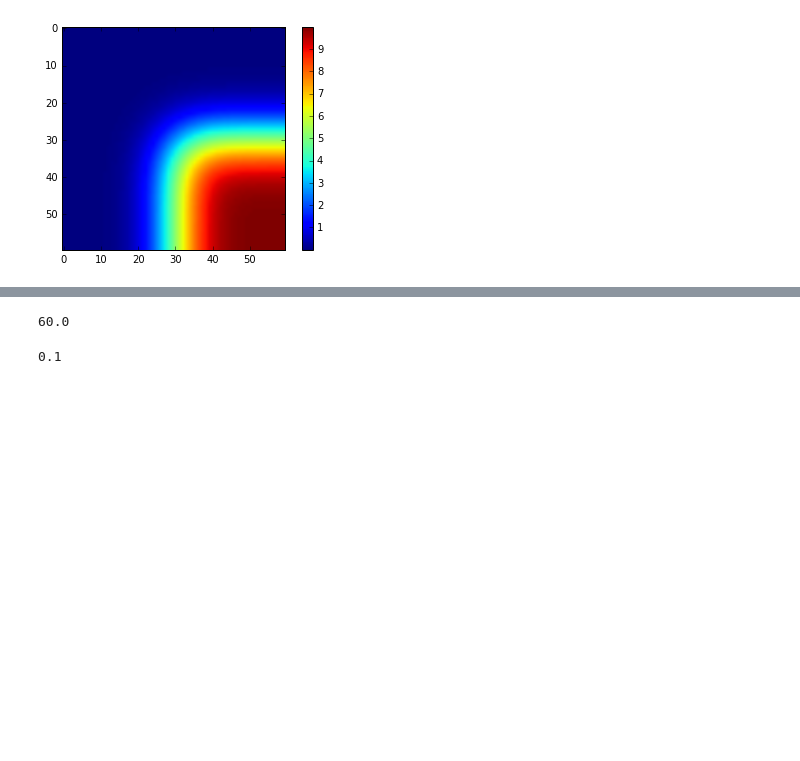
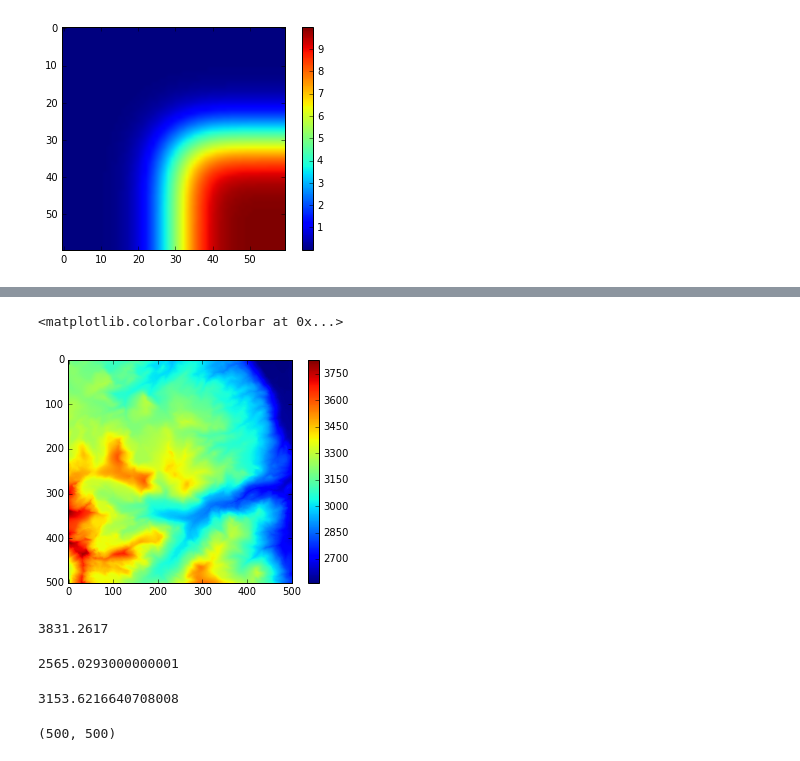
Before and after one commit to csdms/csdms-carpentry, a Jupyter notebook: lessons/python/diffusion2D.ipynb, the cells around one changed output, grey strips where cells are left out. Saved outputs shown, nothing was run; the diff lists cells and outputs as text; code cells hidden in the pictures; blank space fills up the shorter version.

Commit message:
start of topo analysis

```diff
--- a/lessons/python/diffusion2D.ipynb
+++ b/lessons/python/diffusion2D.ipynb
@@ -92,8 +81,0 @@ Z.min()
-# %%
-len(X)*dx
-# %% [output]
-60.0
-# %%
-dx
-# %% [output]
-0.1
@@ -99,0 +93,4 @@ dx
+# %%
+import numpy as np
+
+topo = np.loadtxt('topo.asc',delimiter=',')
@@ -99,0 +100,22 @@ dx
+# %%
+plt.imshow(topo)
+plt.colorbar()
+# %% [output]
+<matplotlib.colorbar.Colorbar at 0x...>
+[figure, added]
+# %%
+topo.max()
+# %% [output]
+3831.2617
+# %%
+topo.min()
+# %% [output]
+2565.0293000000001
+# %%
+topo.mean()
+# %% [output]
+3153.6216640708008
+# %%
+topo.shape
+# %% [output]
+(500, 500)
```
Also changed, not shown: parts of 17 cells of this notebook, 1 other file.
